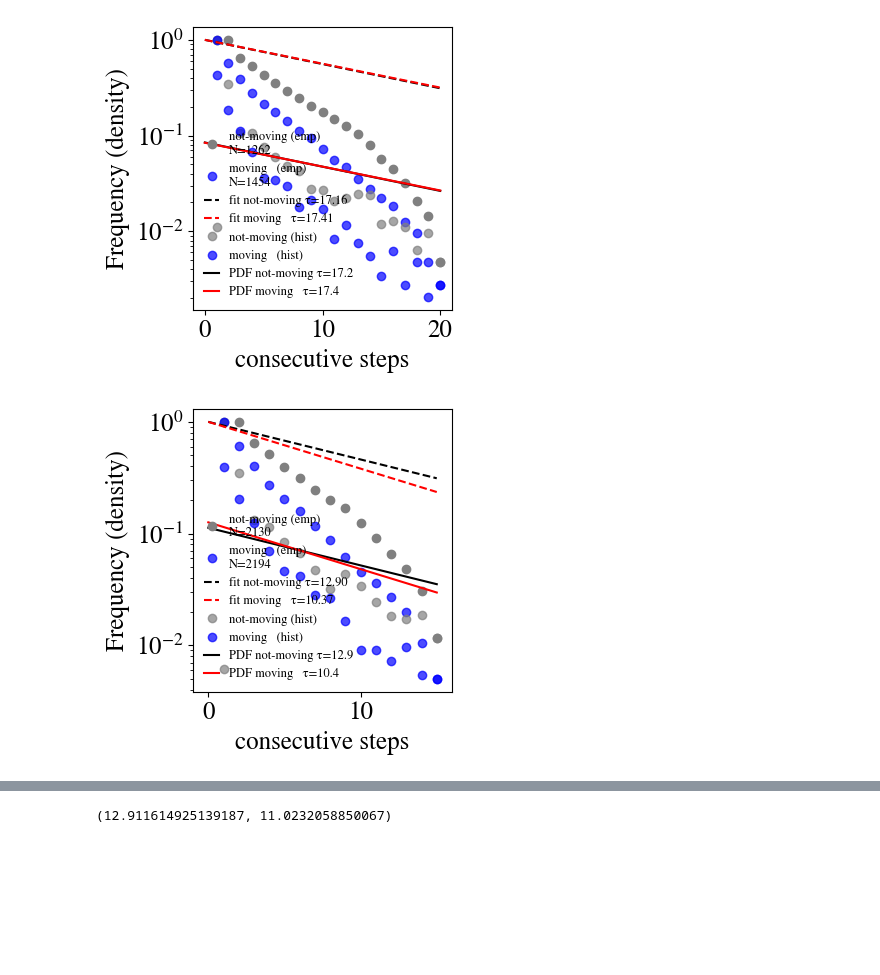
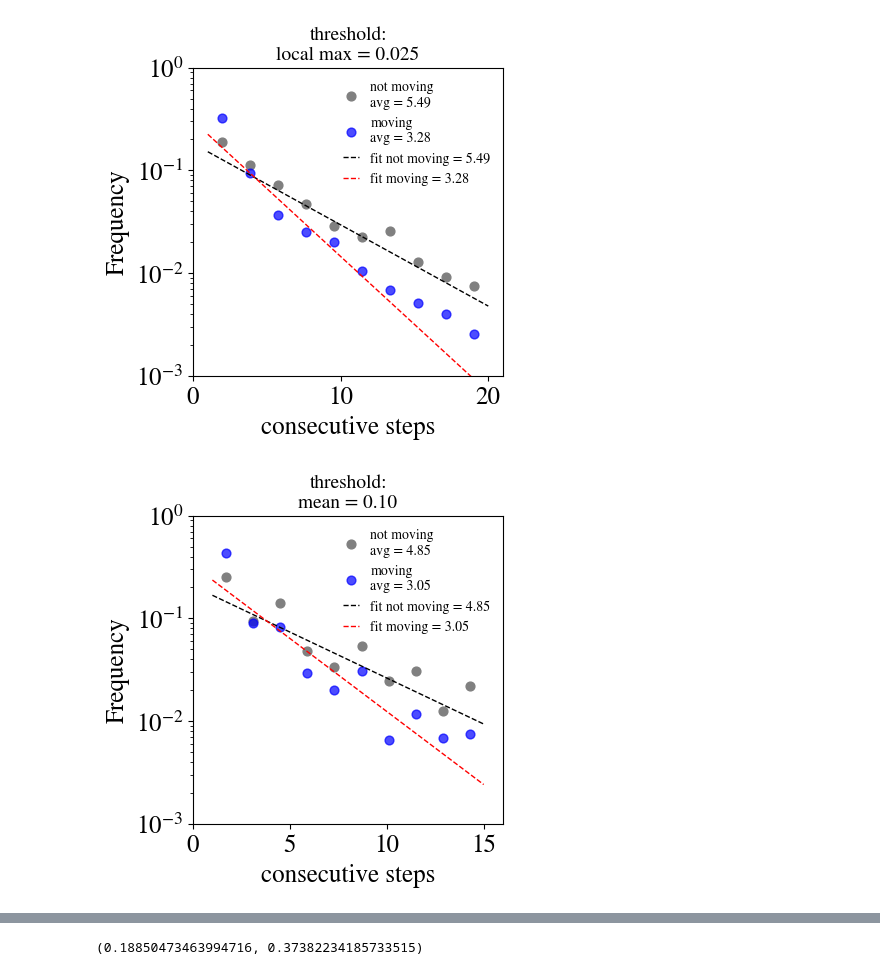
Before and after one commit to jannesantana/bacteria, a Jupyter notebook: threshold_analysis.ipynb, the cells around one changed output, grey strips where cells are left out. Cells and saved outputs as stored; diff of their text form; code cells hidden in the pictures; blank space fills up the shorter version.

Commit message:
doing threshold analysis

```diff
--- a/threshold_analysis.ipynb
+++ b/threshold_analysis.ipynb
@@ -212,6 +212,8 @@ def plot_piece_wise_and_gamma(data,x0_guess,k_guess,theta_guess,variable,title,p
 
     for axe in ax:
         axe.vlines(bin_max,0,max(freq),lw = 0.9,color='red',alpha = 0.9,label = f'local max = {bin_max:.4f}')
+        axe.vlines(np.mean(data),0,max(freq),lw = 0.9,color='pink',alpha = 0.9,label = f'mean= {np.mean(data):.4f}')
+
 
         axe.set_xlabel(variable)
         axe.set_ylabel('Frequency')
@@ -227,47 +258,45 @@ def plot_piece_wise_and_gamma(data,x0_guess,k_guess,theta_guess,variable,title,p
 # %%
 def plot_moving_not_moving_distributions(mov,not_mov,min_steps,max_steps,title,bins,plot_title=False,log_scale=False):
 
-    _,ax = plt.subplots(figsize=(4,4))
+    fig,ax = plt.subplots(figsize=(4,4))
 
-    a=np.array(not_mov)
-    b=np.array(mov)
-    mask1 = a < max_steps
-    a = a[mask1]
-    a = a[a>min_steps]
-    b = b[b > min_steps]
-    b = b[b<max_steps]
+    a = np.asarray(not_mov)
+    b = np.asarray(mov)
+    a = a[(a >= min_steps) & (a <= max_steps)]
+    b = b[(b >= min_steps) & (b <= max_steps)]
 
-    P = expon.fit(a,scale=a.mean(),floc=1.0)
+    P = expon.fit(a,floc=0.0)
     x = np.linspace(1,a.max(),1000)
     rP = expon.pdf(x,*P)
 
-    P1 = expon.fit(b,floc=1.0)
+    P1 = expon.fit(b,floc=0.0)
     x1 = np.linspace(1,b.max(),1000)
     rP1 = expon.pdf(x1,*P1)
 
     freqa,binsa = np.histogram(a,bins=bins,density=True)
     freqb,binsb = np.histogram(b,bins=bins,density=True)
+
     centera = 0.5*(binsa[1:]+binsa[:-1])
     centerb = 0.5*(binsb[1:]+binsb[:-1])
-    ax.scatter(centera,freqa,label = f'not moving\navg = {np.mean(a):.2f}',color='grey',s=30)
-    ax.scatter(centerb,freqb,label = f'moving\navg = {np.mean(b):.2f}',alpha=0.7,color='blue',s=30)
+    ax.scatter(centera,freqa,label = f'not moving\navg = {np.mean(a):.2f}',color='grey',s=40)
+    ax.scatter(centerb,freqb,label = f'moving\navg = {np.mean(b):.2f}',alpha=0.7,color='blue',s=40)
     # ax.hist(a,bins=bins, label = f'not moving\navg = {np.mean(a):.2f}',color='grey',density=True)
     # ax.hist(b,bins=bins, label = f'moving\navg = {np.mean(b):.2f}',alpha=0.7,color='blue',density=True)
 
-    labela =  f'fit not moving = {P[1]:.3f}'
+    labela =  f'fit not moving = {P[1]:.2f}'
 
-    labelb =  f'fit moving = {P1[1]:.3f}'
+    labelb =  f'fit moving = {P1[1]:.2f}'
     ax.plot(x,rP, lw = 1.0, ls = '--',color='black',label = labela)
 
     ax.plot(x1,rP1, lw = 1.0, ls = '--',color='red',label = labelb)
-    ax.set_ylim(1e-4,1)
+    ax.set_ylim(1e-3,1)
 
 
-    ax.legend(fontsize=12,frameon=False,handlelength=1.2)
+    ax.legend(fontsize=10,frameon=False,handlelength=1.2)
     ax.set_xlabel('consecutive steps')
     ax.set_xlim(0,max(b.max(),a.max())+1)
     if plot_title:
-        ax.set_title(f'{title}',fontsize=14,y=0.9)
+        ax.set_title(f'{title}',fontsize=14)
     if log_scale:
         ax.semilogy()
     ax.set_ylabel('Frequency')
@@ -381,9 +413,9 @@ for video in videos:
         all_videos_notmov2 += not_mov2
         all_videos_notmov3 += not_mov3
 # %%
-plot_moving_not_moving_distributions(all_videos_mov1,all_videos_notmov1,0,20,f'threshold = {local_max:.2f}',bins=30)
-plot_moving_not_moving_distributions(all_videos_mov2,all_videos_notmov2,0,15,f'threshold = {mean_value:.2f}',bins=30)
-plot_moving_not_moving_distributions(all_videos_mov3,all_videos_notmov3,0,15,f'threshold = {0:.2f}',bins=30)
+plot_moving_not_moving_distributions(all_videos_mov1,all_videos_notmov1,0,20,f'threshold:\nlocal max = {local_max:.3f}',plot_title=True,bins=10,log_scale=True)
+plot_moving_not_moving_distributions(all_videos_mov2,all_videos_notmov2,0,15,f'threshold:\nmean = {mean_value:.2f}',plot_title=True,bins=10,log_scale=True)
+plot_moving_not_moving_distributions(all_videos_mov3,all_videos_notmov3,0,15,f'threshold:\nzero',plot_title=True,bins=10,log_scale=True)
 # %% [output]
-[figure, old version]
+[figure, new version]
-[figure, old version]
+[figure, new version]
@@ -391 +423 @@ plot_moving_not_moving_distributions(all_videos_mov3,all_videos_notmov3,0,15,f't
-(12.911614925139187, 11.0232058850067)
+(0.18850473463994716, 0.37382234185733515)
```
Also changed, not shown: parts of 8 cells of this notebook, 1 other file.
